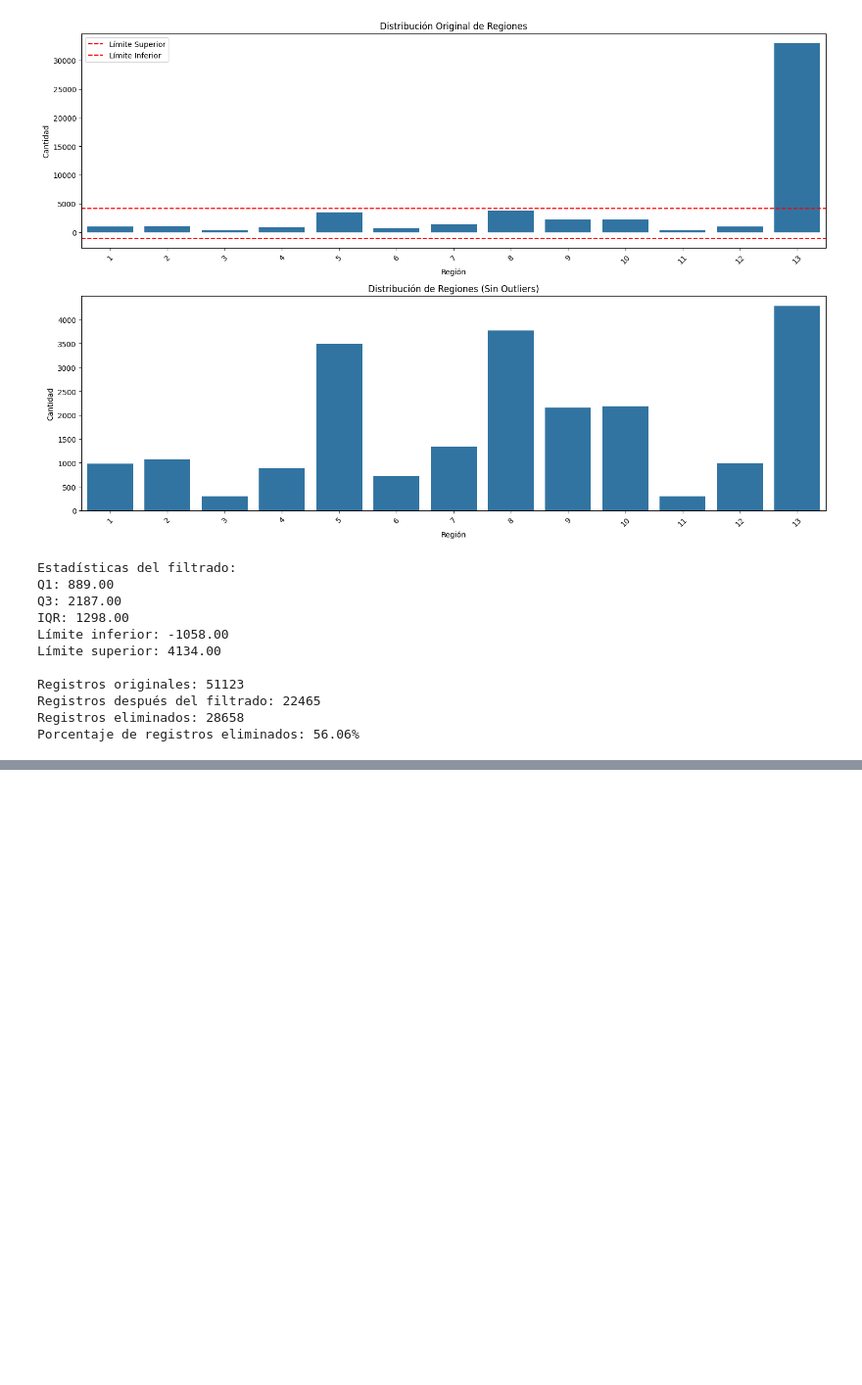
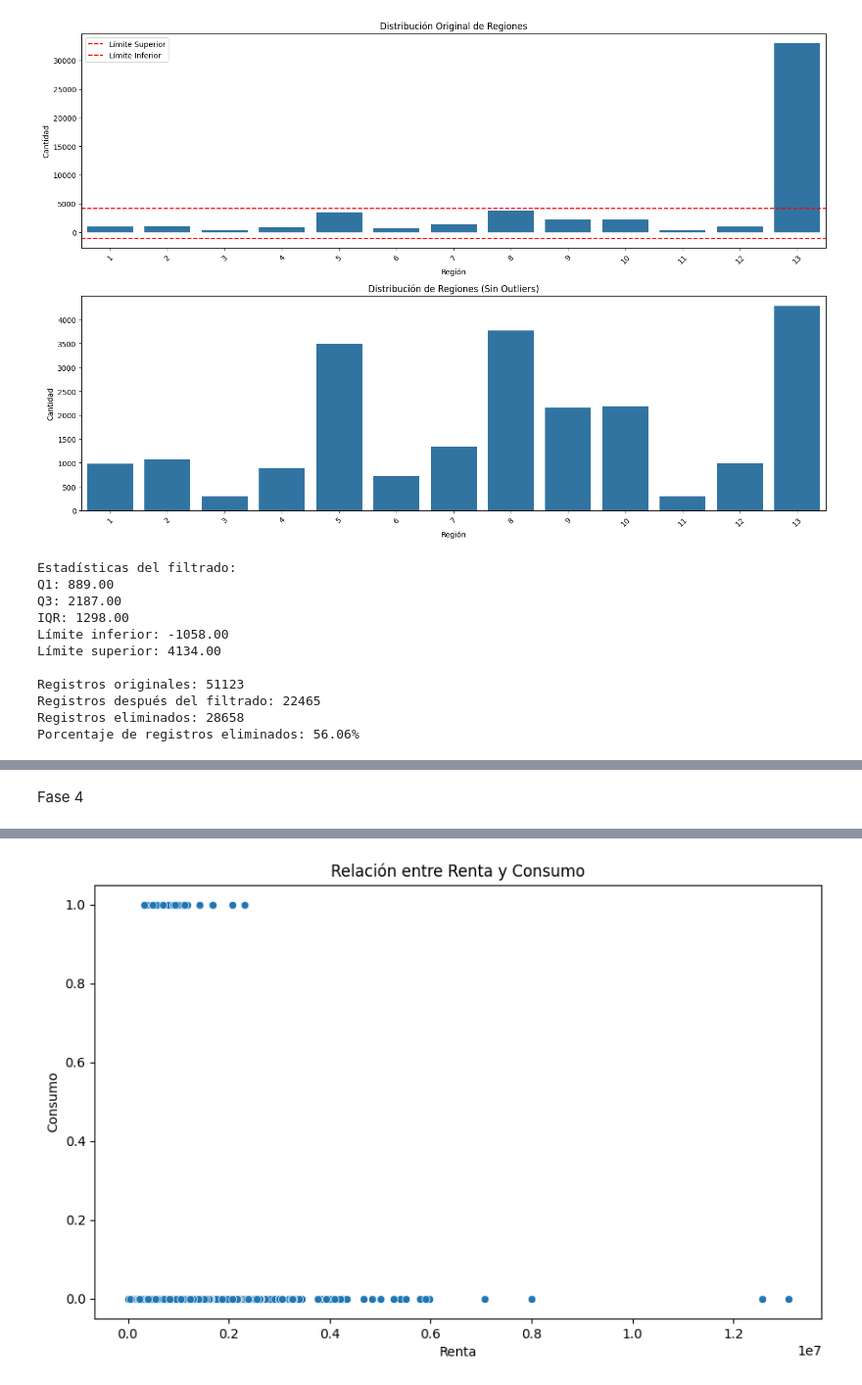
Before and after one commit to Andresilvampuero/monopoly, a Jupyter notebook: monopoly/notebooks/Monopoly.ipynb, the cells around one changed output, grey strips where cells are left out. Shown at 98% size. Saved outputs shown, nothing was run; the diff lists cells and outputs as text; code cells hidden in the pictures; blank space fills up the shorter version.

```diff
--- a/monopoly/notebooks/Monopoly.ipynb
+++ b/monopoly/notebooks/Monopoly.ipynb
@@ -601 +618,12 @@ UsoL2_T12: 0.1870
 Sexo_M: -0.0765
+# %% [markdown]
+Fase 4
+# %%
+# Visualizar la relación entre Renta y Consumo
+plt.figure(figsize=(10, 6))
+sns.scatterplot(x=ds2['Renta'], y=ds2['Consumo'])
+plt.title('Relación entre Renta y Consumo')
+plt.xlabel('Renta')
+plt.ylabel('Consumo')
+plt.show()
+# %% [output]
@@ -601,0 +631 @@ Sexo_M: -0.0765
+[figure, added]
```
Also changed, not shown: parts of 21 cells of this notebook, 1 other file.
